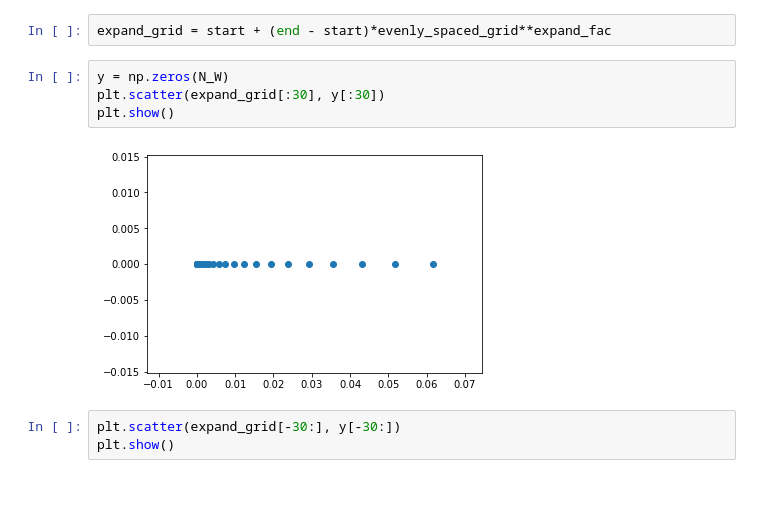
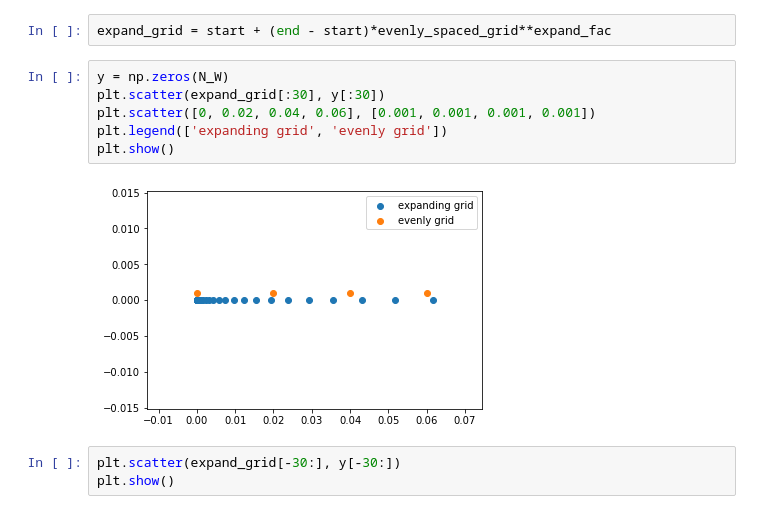
Before and after one commit to Quintus-Zhang/Tracer, a Jupyter notebook: expanding_grid.ipynb, the cells around one changed output. Cells and saved outputs as stored; diff of their text form.

```diff
--- a/expanding_grid.ipynb
+++ b/expanding_grid.ipynb
@@ -16,9 +16,11 @@ expand_grid = start + (end - start)*evenly_spaced_grid**expand_fac
 # %%
 y = np.zeros(N_W)
 plt.scatter(expand_grid[:30], y[:30])
+plt.scatter([0, 0.02, 0.04, 0.06], [0.001, 0.001, 0.001, 0.001])
+plt.legend(['expanding grid', 'evenly grid'])
 plt.show()
 # %% [output]
-[figure, old version]
+[figure, new version]
 # %%
 plt.scatter(expand_grid[-30:], y[-30:])
 plt.show()
```
Also changed, not shown: parts of 13 cells of this notebook, 7 other files.
